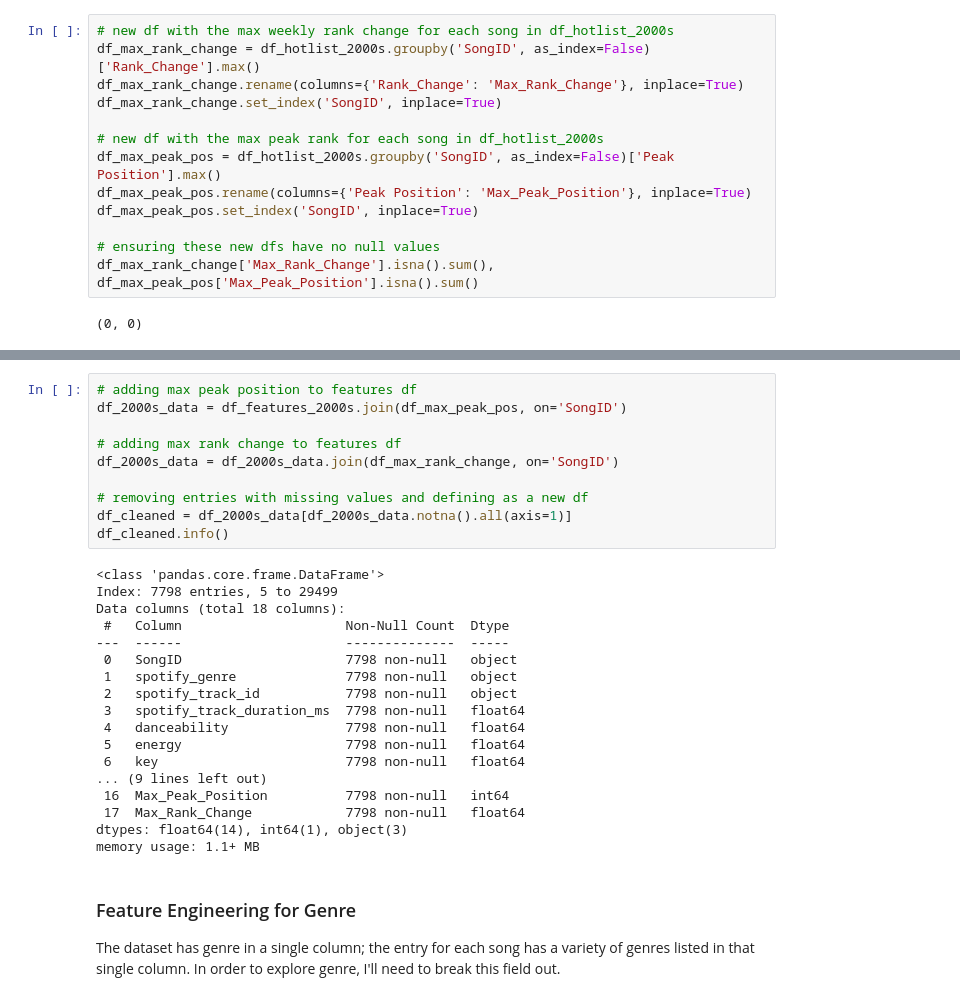
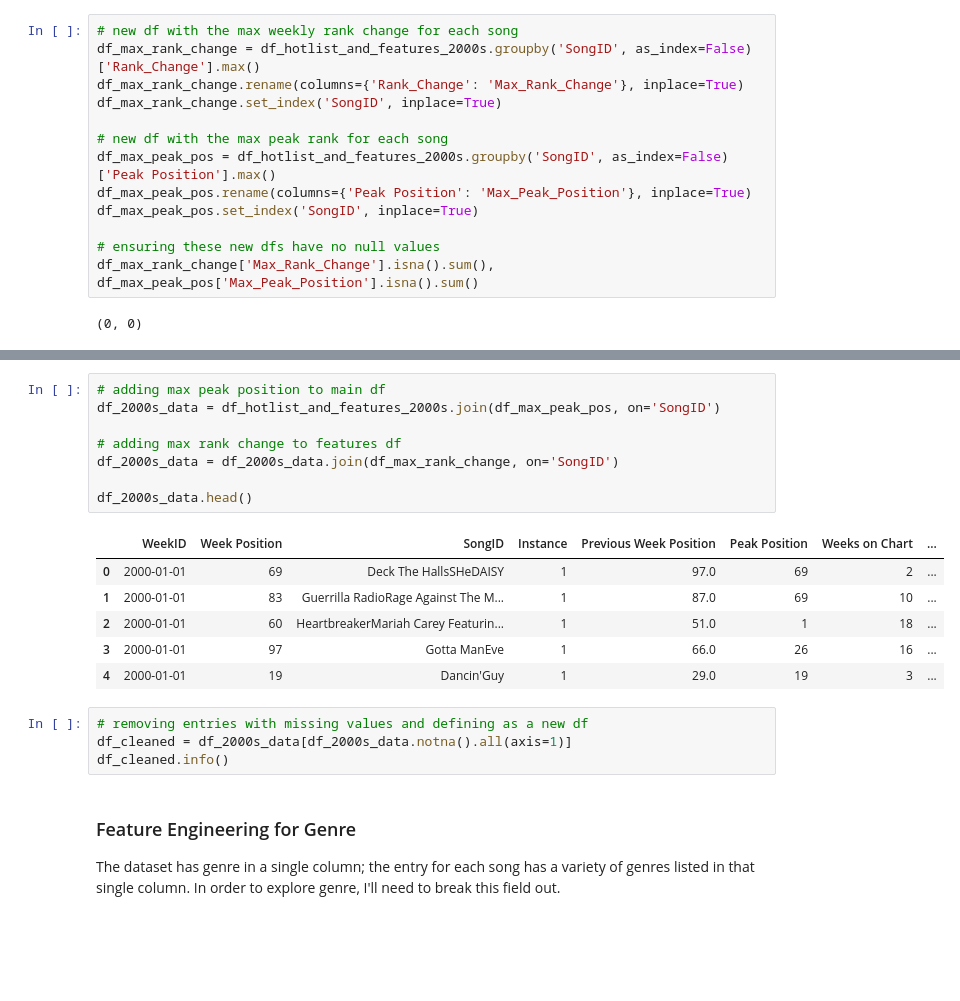
Before and after one commit to marhas109/MH_DS_Capstone_Project_2, a Jupyter notebook: MH_DS_Capstone_Proj2.ipynb, the cells around one changed output, grey strips where cells are left out. Cells and saved outputs as stored; diff of their text form; blank space fills up the shorter version.

```diff
--- a/MH_DS_Capstone_Proj2.ipynb
+++ b/MH_DS_Capstone_Proj2.ipynb
@@ -227,11 +337,11 @@ See the caveats in the documentation: https://pandas.pydata.org/pandas-docs/stab
 # %%
-# new df with the max weekly rank change for each song in df_hotlist_2000s
-df_max_rank_change = df_hotlist_2000s.groupby('SongID', as_index=False)['Rank_Change'].max()
+# new df with the max weekly rank change for each song
+df_max_rank_change = df_hotlist_and_features_2000s.groupby('SongID', as_index=False)['Rank_Change'].max()
 df_max_rank_change.rename(columns={'Rank_Change': 'Max_Rank_Change'}, inplace=True)
 df_max_rank_change.set_index('SongID', inplace=True)
 
-# new df with the max peak rank for each song in df_hotlist_2000s
-df_max_peak_pos = df_hotlist_2000s.groupby('SongID', as_index=False)['Peak Position'].max()
+# new df with the max peak rank for each song
+df_max_peak_pos = df_hotlist_and_features_2000s.groupby('SongID', as_index=False)['Peak Position'].max()
 df_max_peak_pos.rename(columns={'Peak Position': 'Max_Peak_Position'}, inplace=True)
 df_max_peak_pos.set_index('SongID', inplace=True)
 
@@ -264,31 +358,22 @@ print(len(pd.unique(df_features_2000s['SongID'])))
 # %%
-# adding max peak position to features df
-df_2000s_data = df_features_2000s.join(df_max_peak_pos, on='SongID')
+# adding max peak position to main df
+df_2000s_data = df_hotlist_and_features_2000s.join(df_max_peak_pos, on='SongID')
 
 # adding max rank change to features df
 df_2000s_data = df_2000s_data.join(df_max_rank_change, on='SongID')
 
-# removing entries with missing values and defining as a new df
-df_cleaned = df_2000s_data[df_2000s_data.notna().all(axis=1)]
-df_cleaned.info()
+df_2000s_data.head()
 # %% [output]
-<class 'pandas.core.frame.DataFrame'>
-Index: 7798 entries, 5 to 29499
-Data columns (total 18 columns):
- #   Column                     Non-Null Count  Dtype
----  ------                     --------------  -----
- 0   SongID                     7798 non-null   object
- 1   spotify_genre              7798 non-null   object
- 2   spotify_track_id           7798 non-null   object
- 3   spotify_track_duration_ms  7798 non-null   float64
- 4   danceability               7798 non-null   float64
- 5   energy                     7798 non-null   float64
- 6   key                        7798 non-null   float64
-... (9 lines left out)
- 16  Max_Peak_Position          7798 non-null   int64
- 17  Max_Rank_Change            7798 non-null   float64
-dtypes: float64(14), int64(1), object(3)
-memory usage: 1.1+ MB
+|  | WeekID | Week Position | SongID | Instance | Previous Week Position | Peak Position | Weeks on Chart | ... |
+| 0 | 2000-01-01 | 69 | Deck The HallsSHeDAISY | 1 | 97.0 | 69 | 2 | ... |
+| 1 | 2000-01-01 | 83 | Guerrilla RadioRage Against The M... | 1 | 87.0 | 69 | 10 | ... |
+| 2 | 2000-01-01 | 60 | HeartbreakerMariah Carey Featurin... | 1 | 51.0 | 1 | 18 | ... |
+| 3 | 2000-01-01 | 97 | Gotta ManEve | 1 | 66.0 | 26 | 16 | ... |
+| 4 | 2000-01-01 | 19 | Dancin'Guy | 1 | 29.0 | 19 | 3 | ... |
+# %%
+# removing entries with missing values and defining as a new df
+df_cleaned = df_2000s_data[df_2000s_data.notna().all(axis=1)]
+df_cleaned.info()
 # %% [markdown]
 ### Feature Engineering for Genre
 
```
Also changed, not shown: parts of 79 cells of this notebook, 1 other file.
